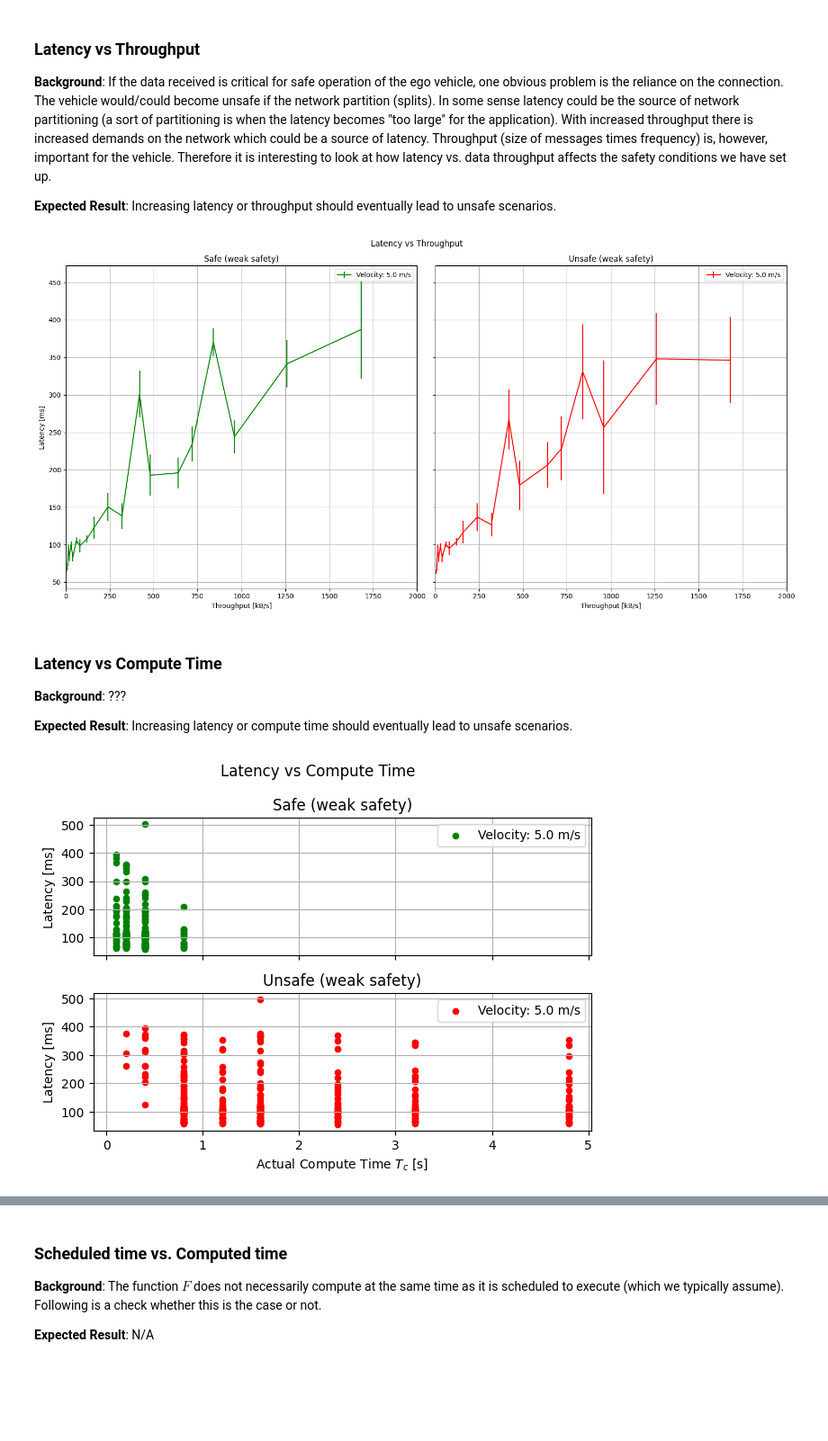
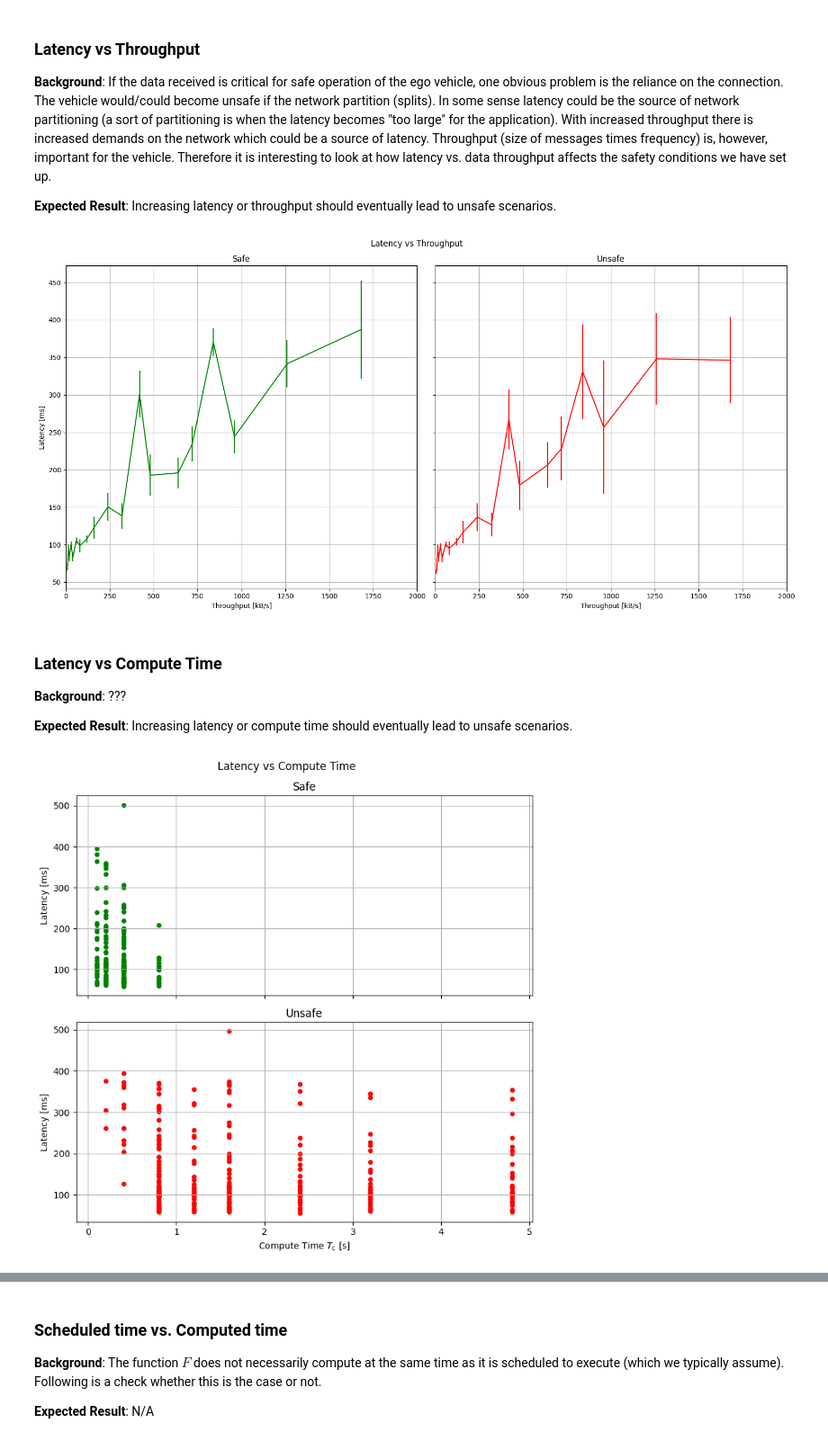
Before and after one commit to KTH-SML/kaarmu_svea, a Jupyter notebook: src/wp3_tests/notebooks/Decentralized Intelligence.ipynb, the cells around one changed output, grey strips where cells are left out. Shown: that part at 90% size. Drawn from its saved outputs; the diff is of its cells as text; code cells hidden in the pictures; blank space fills up the shorter version.

Commit message:
change figsize

```diff
--- a/src/wp3_tests/notebooks/Decentralized Intelligence.ipynb
+++ b/src/wp3_tests/notebooks/Decentralized Intelligence.ipynb
@@ -381,17 +381,17 @@ for (vel, safe), g in df.groupby(level=[0, 1]):
            label=f'Velocity: {vel} m/s')
 
 fig.suptitle('Latency vs Throughput')
-axs[0].set_title(f'Safe ({CRITERION} safety)')
-axs[1].set_title(f'Unsafe ({CRITERION} safety)')
+axs[0].set_title(f'Safe')
+axs[1].set_title(f'Unsafe')
 for ax in axs:
     ax.set_ylabel('Latency [ms]')
     ax.set_xlabel('Throughput [kB/s]')
     ax.set_xlim([0, 2000])
-    ax.legend()
+    ax.get_legend().remove()
 
 None
 # %% [output]
-[figure, old version]
+[figure, new version]
 # %% [markdown]
 ### Latency vs Compute Time
 
@@ -422,37 +422,38 @@ def analyze(df):
         'latency_std': latencies.std(),
         'compute_time': compute_time(df).iat[0],
     }, index=[0])
 
 df = (df.groupby('test')
         .apply(analyze)
         .droplevel(-1))
 
 # Create figure & axes
 fig, axs = plt.subplots(2, 1,
+                        figsize=(8, 8),
                         sharex=True,
                         layout='tight')
 
 # Draw plots
 for (vel, safe), g in df.groupby(['targ_vel', 'safe']):
 
     g.plot(ax=axs[0 if safe else 1],
            kind='scatter',
            grid=True,
            x='compute_time',
            y='latency_avg',
            c='g' if safe else 'r',
            label=f'Velocity: {vel} m/s')
 
 fig.suptitle('Latency vs Compute Time')
-axs[0].set_title(f'Safe ({CRITERION} safety)')
-axs[1].set_title(f'Unsafe ({CRITERION} safety)')
+axs[0].set_title(f'Safe')
+axs[1].set_title(f'Unsafe')
 for ax in axs:
     ax.set_ylabel('Latency [ms]')
-    ax.set_xlabel('Actual Compute Time $T_c$ [s]')
-    ax.legend()
+    ax.set_xlabel('Compute Time $T_c$ [s]')
+    ax.get_legend().remove()
 
 None
 # %% [output]
-[figure, old version]
+[figure, new version]
 # %% [markdown]
 ### Computational Complexity
```
Also changed, not shown: parts of 11 cells of this notebook.
